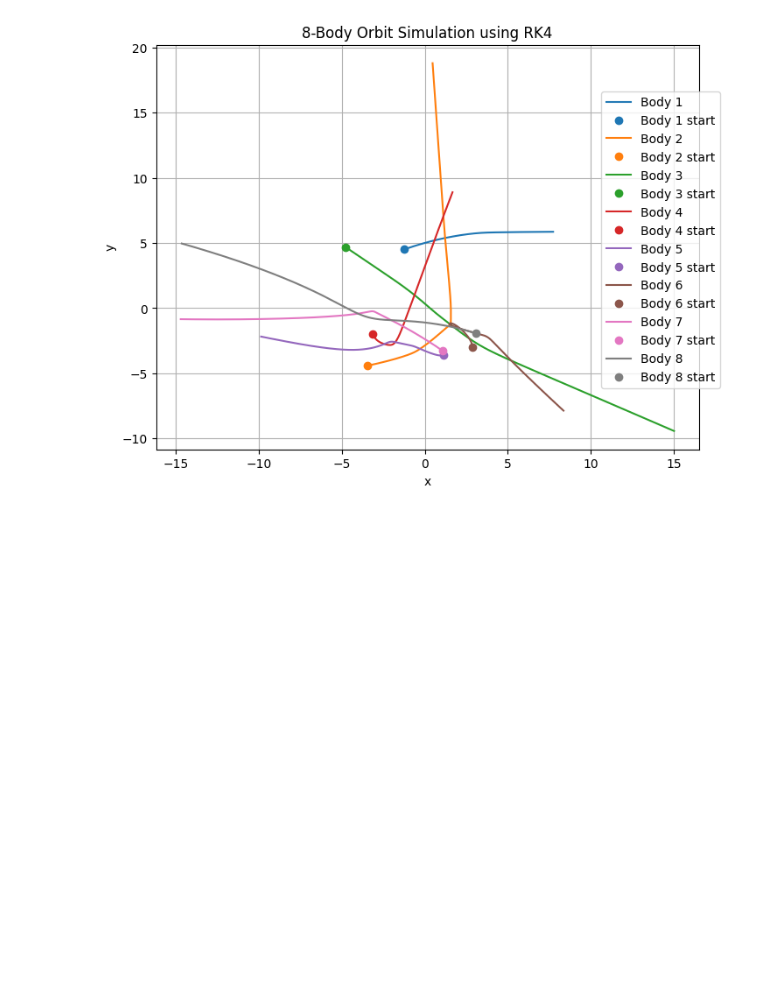
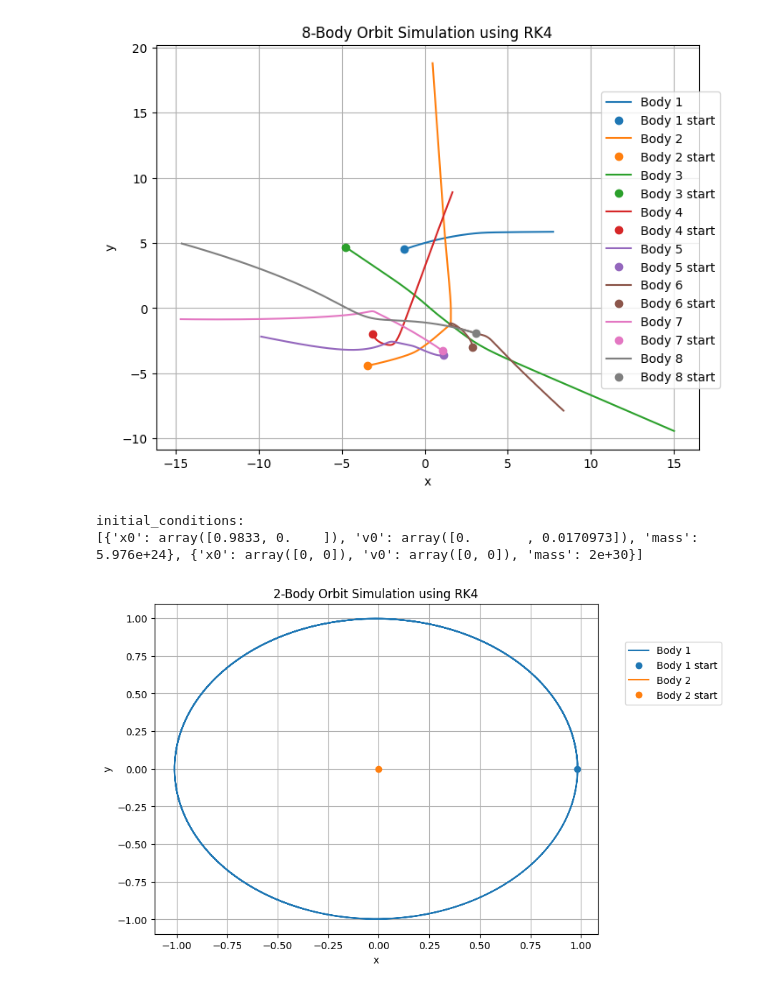
Before and after one commit to 9VZZH7/SatelliteOrbits, a Jupyter notebook: two_bodies/RK_N_bodies.ipynb, the cells around one changed output. Saved outputs shown, nothing was run; the diff lists cells and outputs as text; code cells hidden in the pictures; blank space fills up the shorter version.

Commit message:
adding earth/sun simulation with values from euler (jannik/martin) simulation

```diff
--- a/two_bodies/RK_N_bodies.ipynb
+++ b/two_bodies/RK_N_bodies.ipynb
@@ -117,3 +117,41 @@ x_traj, time = run_simulation(t0, tf, h, initial_conditions)
 initial_conditions:
 [{'x0': array([-1.25459881,  4.50714306]), 'v0': array([1.15996971, 0.49329242]), 'mass': 0.5780093202212182}, {'x0': array([-3.4400548 , -4.41916388]), 'v0': array([1.83088073, 0.50557506]), 'mass':  ...
 [figure]
+# %%
+mu = 1.33e20/((1.52e11)**3) * 86400**2
+G = 6.67e-11/((1.52e11)**3) * 86400**2
+
+
+def compute_acceleration(x, x_others, m_others, G=G):
+    # Convert m_others to a NumPy array
+    m_others = np.array(m_others)
+
+    # Compute acceleration for one body due to all other bodies
+    r = x_others - x  # Compute relative positions
+    r_norm = np.linalg.norm(r, axis=1)  # Compute norms along the first axis (across bodies)
+    r_unit = r / r_norm[:, np.newaxis]  # Unit vectors
+    acc = G * np.sum(m_others[:, np.newaxis] * r_unit / (r_norm**2)[:, np.newaxis], axis=0)
+    return acc
+
+t0, tf, h = 0.0, 1000.0, 0.01
+np.random.seed(42)
+initial_conditions = [
+    # earth
+    {'x0': np.array([1 * (1 - 0.0167), 0]),
+     'v0': np.array([0, np.sqrt((mu * (1.0167))/(1 * (1 - 0.0167)))]),
+     'mass': 5.976e24},
+    # sun
+    {'x0': np.array([0, 0]),
+     'v0': np.array([0, 0]),
+     'mass': 2e30},
+    # # jupiter
+    # {'x0': np.array([20, 0]),
+    #  'v0': np.array([0, 0.25]),
+    #  'mass': 1000},
+
+    ]
+x_traj, time = run_simulation(t0, tf, h, initial_conditions)
+# %% [output]
+initial_conditions:
+[{'x0': array([0.9833, 0.    ]), 'v0': array([0.       , 0.0170973]), 'mass': 5.976e+24}, {'x0': array([0, 0]), 'v0': array([0, 0]), 'mass': 2e+30}]
+[figure, added]
```
Also changed, not shown: parts of 1 cell of this notebook.
